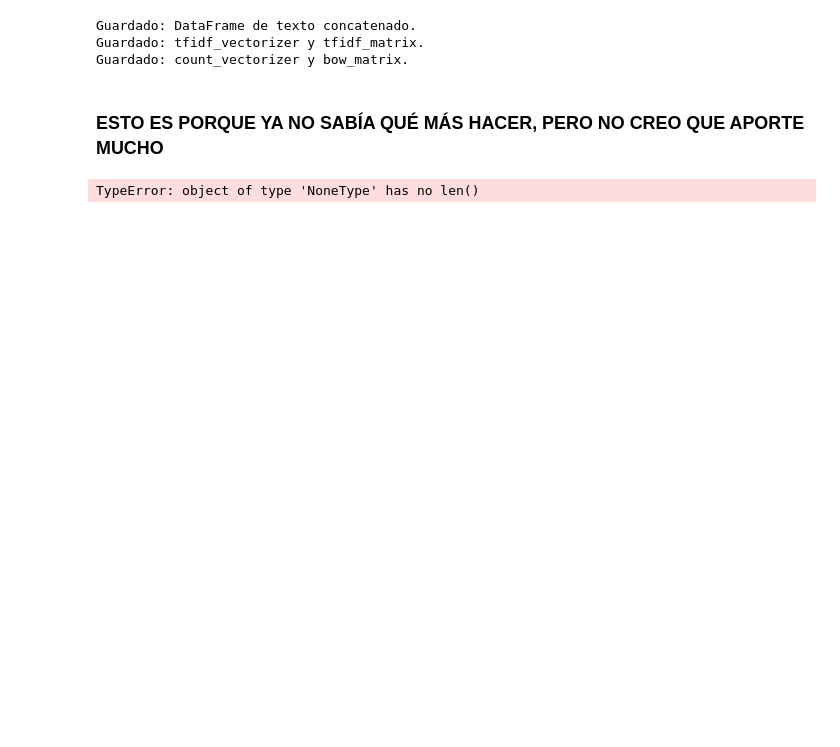
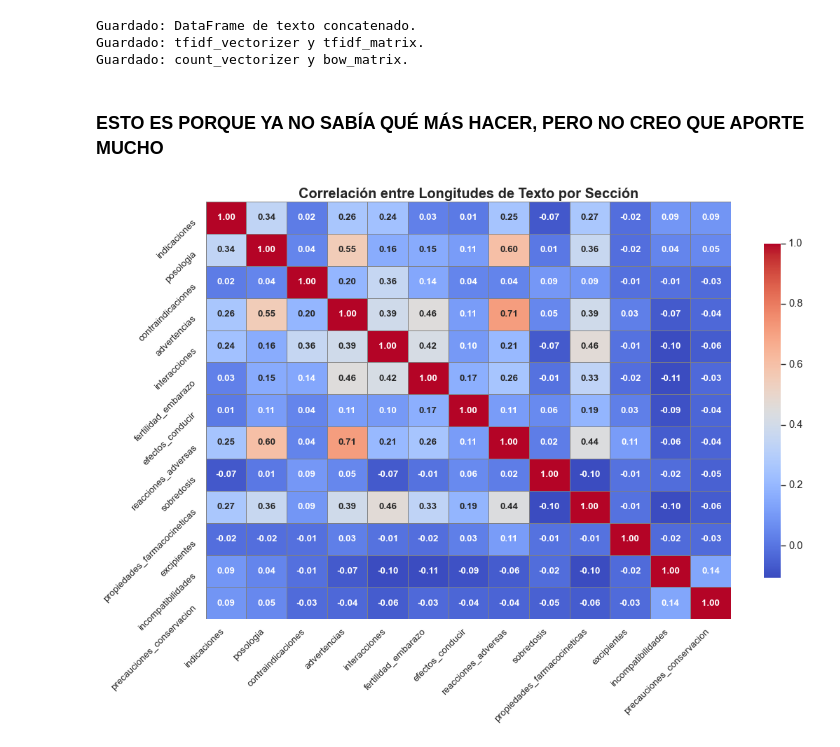
Before and after one commit to carlosriegom/PharmAI, a Jupyter notebook: src/3_eda/eda_analysis.ipynb, the cells around one changed output. Saved outputs shown, nothing was run; the diff lists cells and outputs as text; code cells hidden in the pictures; blank space fills up the shorter version.

```diff
--- a/src/3_eda/eda_analysis.ipynb
+++ b/src/3_eda/eda_analysis.ipynb
@@ -498,34 +533,34 @@ longitudes_cols = [
     "precauciones_conservacion",
 ]
 
-# Crear un nuevo DataFrame con las longitudes de texto
-longitudes_df = medicamentos_df[longitudes_cols].map(len)
+# Rellenar los valores nulos y calcular la longitud de cada texto
+longitudes_df = medicamentos_df[longitudes_cols].fillna('').applymap(len)
 
 # Calcular la correlación entre las longitudes de los textos
 correlation_matrix = longitudes_df.corr()
 
 # Visualizar la correlación
 plt.figure(figsize=(14, 10))
 sns.heatmap(
     correlation_matrix,
     annot=True,
     cmap="coolwarm",
     fmt=".2f",
     linewidths=0.5,
     linecolor="gray",
     cbar_kws={"shrink": 0.8},
     annot_kws={"size": 12, "weight": "bold"},
     xticklabels=longitudes_df.columns,
     yticklabels=longitudes_df.columns,
 )
 
 # Mejorar la estética
 plt.title(
     "Correlación entre Longitudes de Texto por Sección", fontsize=18, weight="bold"
 )
 plt.xticks(rotation=45, ha="right", fontsize=12)
 plt.yticks(rotation=45, va="top", fontsize=12)
 plt.tight_layout()
 plt.show()
 # %% [output]
-TypeError: object of type 'NoneType' has no len()
+[figure, added]
```
Also changed, not shown: parts of 12 cells of this notebook, 1 other file.
